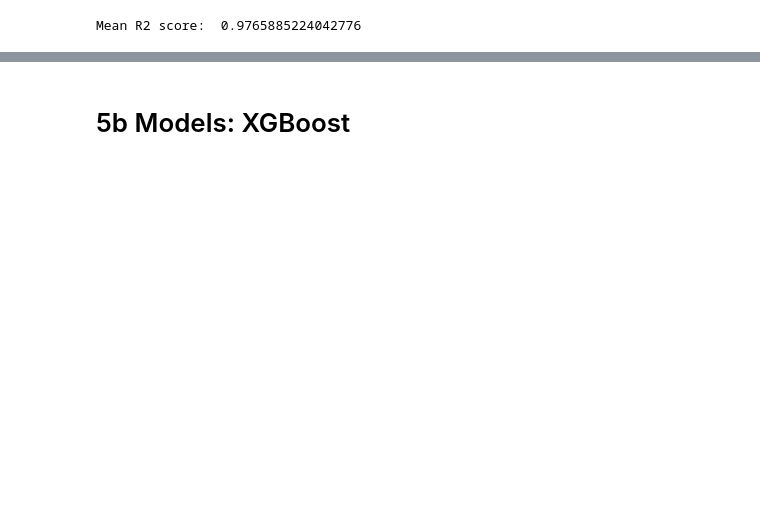
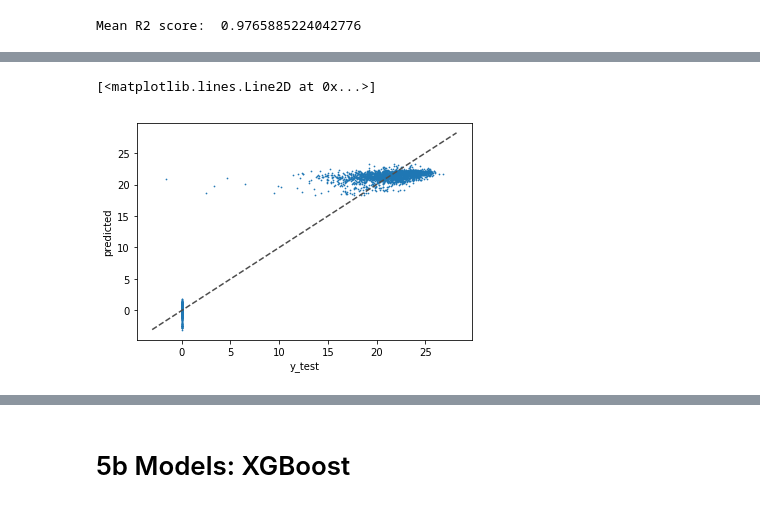
Before and after one commit to jandrewjohnson/ipbes_invest_crop_yield, a Jupyter notebook: CropModeling Regression.ipynb, the cells around one changed output, grey strips where cells are left out. Drawn from its saved outputs; the diff is of its cells as text; code cells hidden in the pictures; blank space fills up the shorter version.

```diff
--- a/CropModeling Regression.ipynb
+++ b/CropModeling Regression.ipynb
@@ -27,8 +72,4 @@ import xgboost as xgb
 # %%
-L.info('Loading data')
-baseline_df = pd.read_csv('../IPBES project/intermediate/with_climate_zones/baseline_regression_data.csv')
-L.info('Data loaded')
-
 climate_zones_map = {1:'Af',2:'Am',3:'Aw',
                      5:'BWk',4:'BWh',7:'BSk',6:'BSh',
                      14:'Cfa',15:'Cfb',16:'Cfc',8:'Csa',
@@ -37,7 +78,9 @@ climate_zones_map = {1:'Af',2:'Am',3:'Aw',
                      20:'Dsd',21:'Dwa',22:'Dwb',23:'Dwc',24:'Dwd',
                      30:'EF',29:'ET'}
 baseline_df['climate_zone'] = baseline_df['climate_zones'].map(climate_zones_map)
-baseline_df = baseline_df.drop(['Unnamed: 0','climate_zones'], axis=1)
+baseline_df = baseline_df.drop(['Unnamed: 0','climate_zones','c3_annual_calories', 'c3_perennial_calories',
+       'c4_annual_calories', 'c4_perennial_calories',
+       'nitrogen_fixer_calories'], axis=1)
 # %% [output]
 Loading data
 Data loaded
@@ -86,5 +127,6 @@ df.head()
 # %%
-dfLog = df
+dfLog = pd.DataFrame.copy(df)
+
 
 dfLog['has_ag'] = pd.Series(len(dfLog['calories_per_cell']), index=dfLog.index)
 dfLog['has_ag'] = 0
@@ -180,0 +233,16 @@ Mean R2 score:  0.9765885224042776
+# %%
+dataframe = dfLog
+
+x = dataframe.drop(['calories_per_cell','climate_zone'], axis=1)
+y = dataframe['calories_per_cell']
+X_train, X_test, y_train, y_test = train_test_split(x, y)
+
+lr = LinearRegression().fit(X_train, y_train)
+y_predicted = lr.predict(X_test)
+# %%
+compare = pd.DataFrame()
+compare['y_test'] = y_test
+compare['predicted'] = y_predicted
+
+#Bunch of negative values
+compare
@@ -180,0 +268,6 @@ Mean R2 score:  0.9765885224042776
+# %%
+ax = compare.plot.scatter(x='y_test',y='predicted',s=0.5)
+ax.plot(ax.get_xlim(), ax.get_xlim(), ls="--", c=".3")
+# %% [output]
+[<matplotlib.lines.Line2D at 0x...>]
+[figure, added]
```
Also changed, not shown: parts of 48 cells of this notebook, 1 other file.
